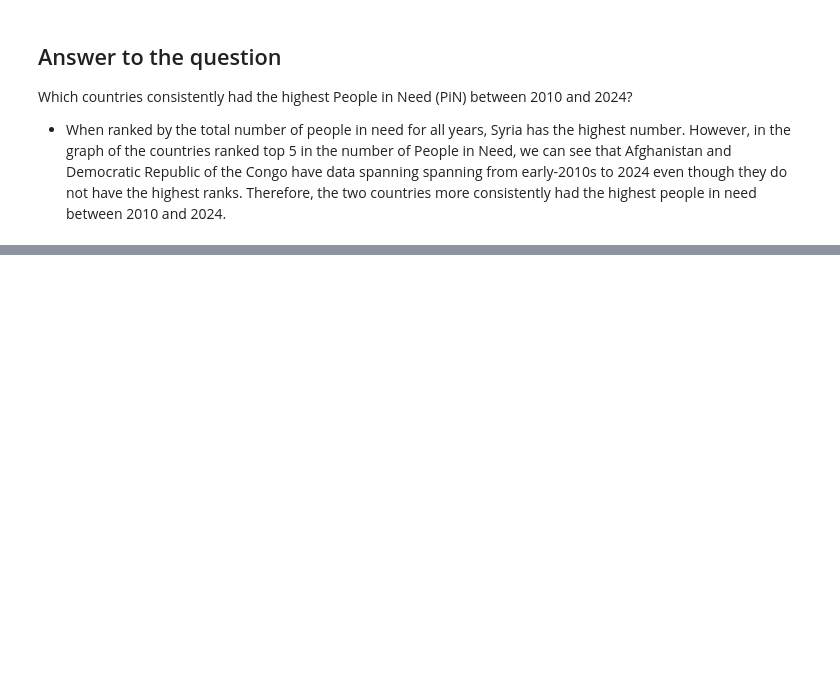
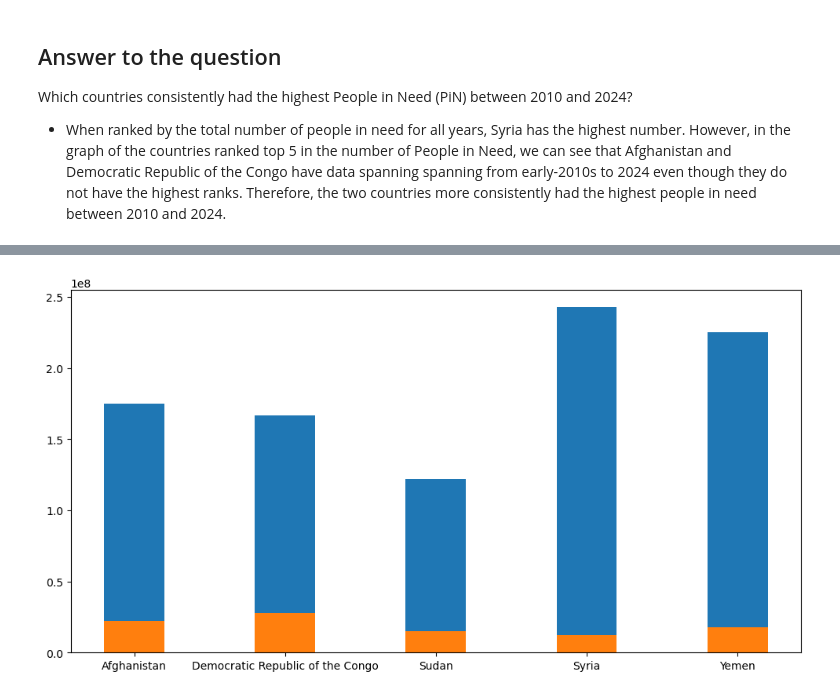
Before and after one commit to sayhussain248/crisis_phase1, a Jupyter notebook: notebooks/vanessa_eda.ipynb, the cells around one changed output, grey strips where cells are left out. Drawn from its saved outputs; the diff is of its cells as text; code cells hidden in the pictures; blank space fills up the shorter version.

```diff
--- a/notebooks/vanessa_eda.ipynb
+++ b/notebooks/vanessa_eda.ipynb
@@ -160,0 +182,4 @@ Which countries consistently had the highest People in Need (PiN) between 2010 a
+# %%
+# Convert pivot table to a dataframe
+pin_vs_pt = pd.DataFrame(pivot_table.to_records())
+pin_vs_pt
@@ -160,0 +200,4 @@ Which countries consistently had the highest People in Need (PiN) between 2010 a
+# %%
+# Add a column that is the sum of both columns
+pin_vs_pt['Sum'] = pin_vs_pt['People targeted'] + pin_vs_pt['People in need']
+pin_vs_pt.head()
@@ -160,0 +211,4 @@ Which countries consistently had the highest People in Need (PiN) between 2010 a
+# %%
+# Get ranking based on the sum
+pin_vs_pt['Rank'] = pin_vs_pt['Sum'].rank(ascending=False)
+pin_vs_pt.head()
@@ -160,0 +222,4 @@ Which countries consistently had the highest People in Need (PiN) between 2010 a
+# %%
+# Select only the countries ranked top 5 based on the sum
+top_five_countries = pin_vs_pt[pin_vs_pt['Rank'] <= 5]
+top_five_countries
@@ -160,0 +233,10 @@ Which countries consistently had the highest People in Need (PiN) between 2010 a
+# %%
+# Plot a stacked bar chart for the top 5 countries
+width = 0.40
+
+plt.figure(figsize=(12,6))
+plt.bar(top_five_countries['Crisis Country'], top_five_countries['People in need'], width)
+plt.bar(top_five_countries['Crisis Country'], top_five_countries['People targeted'], width)
+plt.show()
+# %% [output]
+[figure, added]
```
Also changed, not shown: parts of 10 cells of this notebook.
